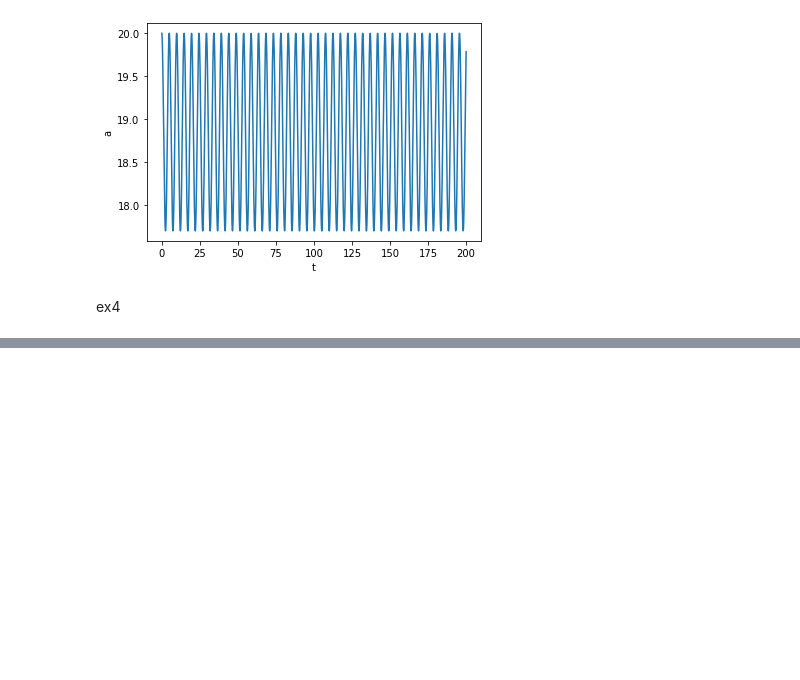
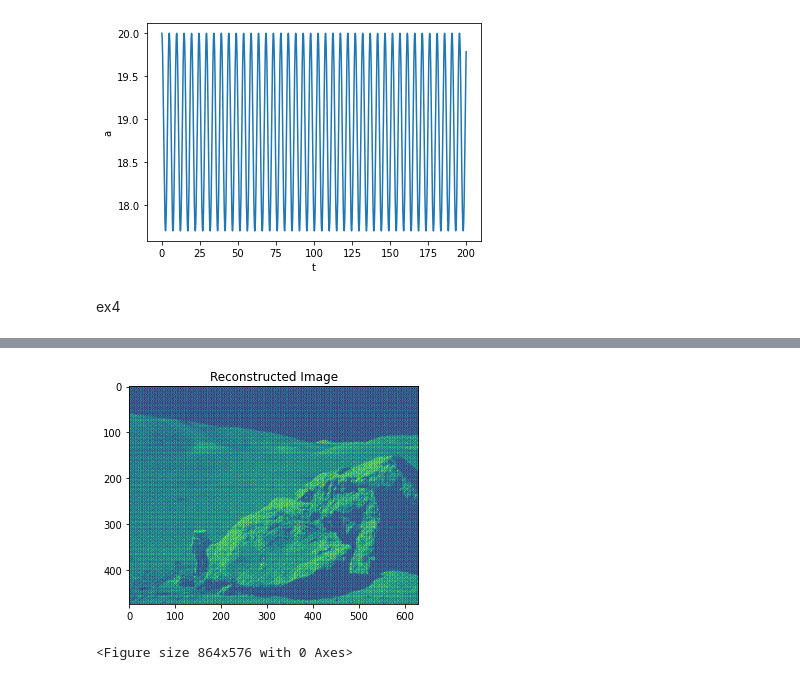
Before and after one commit to mohammadkazemrajabi/ScientificComputingWithPython2022, a Jupyter notebook: 09ex_numerical.ipynb, the cells around one changed output, grey strips where cells are left out. Drawn from its saved outputs; the diff is of its cells as text; code cells hidden in the pictures; blank space fills up the shorter version.

```diff
--- a/09ex_numerical.ipynb
+++ b/09ex_numerical.ipynb
@@ -107,0 +111,9 @@ ex3
+# %%
+rec = fftpack.fft2(pic)
+reconstruct = fftpack.ifft2(rec).real
+plt.figure()
+plt.imshow(reconstruct)
+fig = plt.figure(figsize=(12, 8))
+# %% [output]
+[figure, added]
+<Figure size 864x576 with 0 Axes>
```
Also changed, not shown: parts of 6 cells of this notebook.
